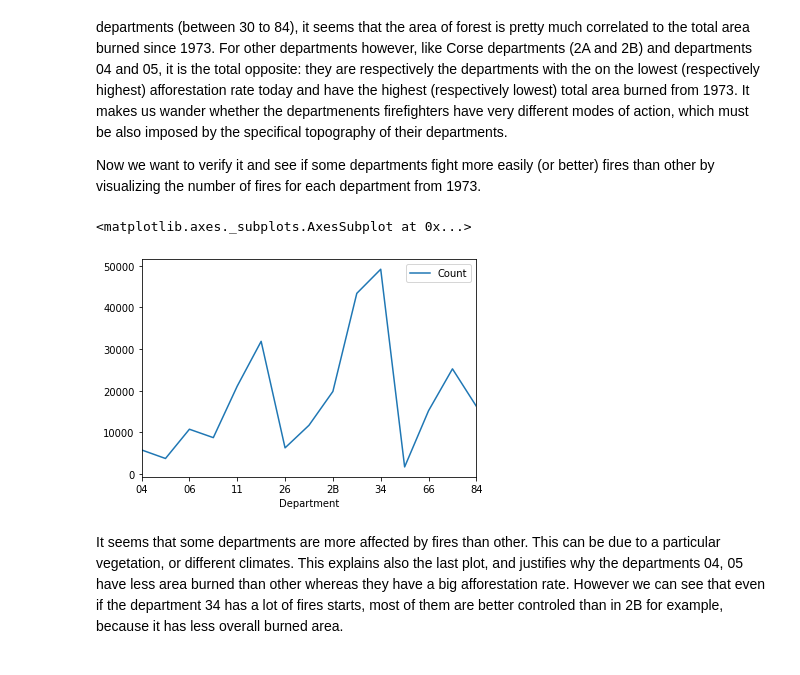
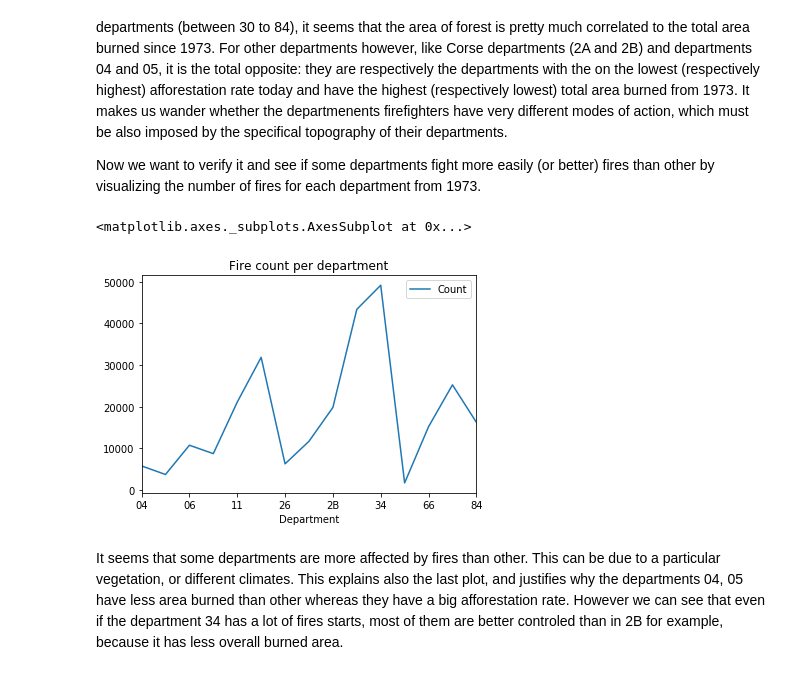
Before and after one commit to fd0r/Wildfire-Area, a Jupyter notebook: WFA_starting_kit.ipynb, the cells around one changed output. Saved outputs shown, nothing was run; the diff lists cells and outputs as text; code cells hidden in the pictures.

Commit message:
title and execution

```diff
--- a/WFA_starting_kit.ipynb
+++ b/WFA_starting_kit.ipynb
@@ -705,10 +701,10 @@ Now we want to verify it and see if some departments fight more easily (or bette
 # %%
 count_fires_per_dep = X_df.groupby(['Department'])['Year'].count().reset_index().rename(columns={'Year':'Count'})
 
-count_fires_per_dep.plot(x='Department')
+count_fires_per_dep.plot(x='Department', title='Fire count per department')
 # %% [output]
 <matplotlib.axes._subplots.AxesSubplot at 0x...>
-[figure, old version]
+[figure, new version]
 # %% [markdown]
 It seems that some departments are more affected by fires than other. This can be due to a particular vegetation, or different climates. This explains also the last plot, and justifies why the departments 04, 05 have less area burned than other whereas they have a big afforestation rate. However we can see that even if the department 34 has a lot of fires starts, most of them are better controled than in 2B for example, because it has less overall burned area.
 # %%
```
Also changed, not shown: parts of 5 cells of this notebook.
